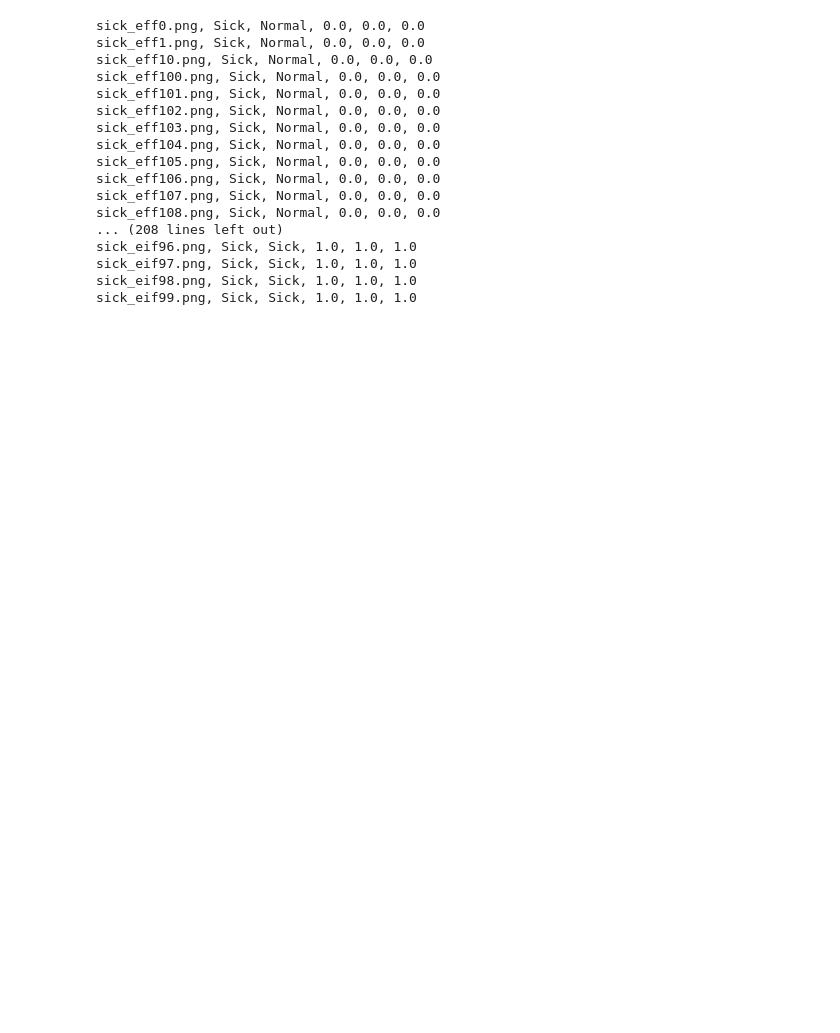
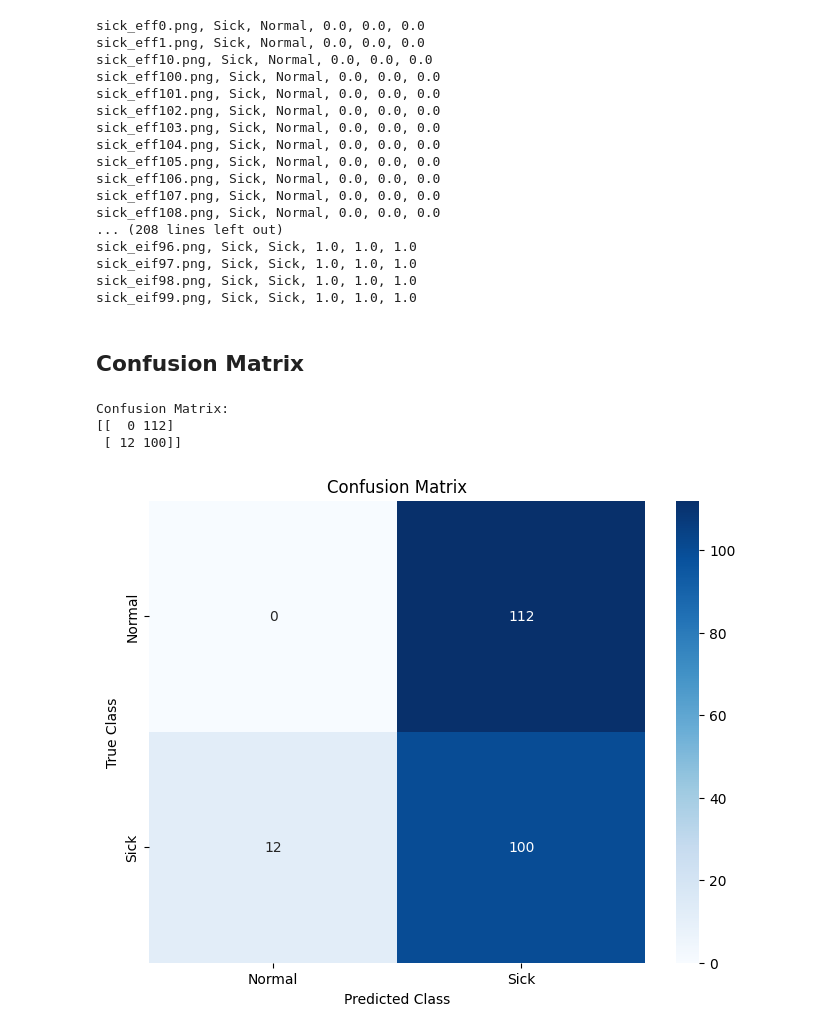
Before and after one commit to sendimarvin/chest-opacities-deep-learning-model, a Jupyter notebook: model_usage.ipynb, the cells around one changed output. Saved outputs shown, nothing was run; the diff lists cells and outputs as text; code cells hidden in the pictures; blank space fills up the shorter version.

Commit message:
Add Grapha

```diff
--- a/model_usage.ipynb
+++ b/model_usage.ipynb
@@ -24,6 +24,8 @@ predicted_classes = []
 accuracies = []
 recalls = []
 f1_scores = []
+
+ground_truth_labels = []
 # %%
 
 # Iterate through all images in the folder
@@ -66,6 +68,8 @@ for filename in os.listdir(image_folder):
         recalls.append(recall)
         f1_scores.append(f1)
 
+        ground_truth_labels.append( ground_truth_df[ground_truth_df['patient'] == filename]['diagnosis'])
+
         # Print the filename and predicted class
         print(f'{filename}, {mclass}, {true_label}, {accuracy}, {recall}, {f1}')
 # %% [output]
@@ -98,3 +102,5 @@ results_df = pd.DataFrame({
 
 # Save the results to a CSV file
 results_df.to_csv(csv_path, index=False)
+# %% [markdown]
+## Confusion Matrix
@@ -100,0 +111,24 @@ results_df.to_csv(csv_path, index=False)
+# %%
+# Calculate the confusion matrix
+cm = confusion_matrix(ground_truth_labels, predicted_classes)
+
+# Print the confusion matrix
+print("Confusion Matrix:")
+print(cm)
+# %% [output]
+Confusion Matrix:
+[[  0 112]
+ [ 12 100]]
+# %%
+# Define class labels for the confusion matrix
+class_labels = ['Normal', 'Sick']
+# %%
+# Create a heatmap for the confusion matrix
+plt.figure(figsize=(8, 6))
+sns.heatmap(cm, annot=True, cmap='Blues', fmt='g', xticklabels=class_labels, yticklabels=class_labels)
+plt.xlabel('Predicted Class')
+plt.ylabel('True Class')
+plt.title('Confusion Matrix')
+plt.show()
+# %% [output]
+[figure, added]
```
Also changed, not shown: parts of 3 cells of this notebook, 1 other file.
